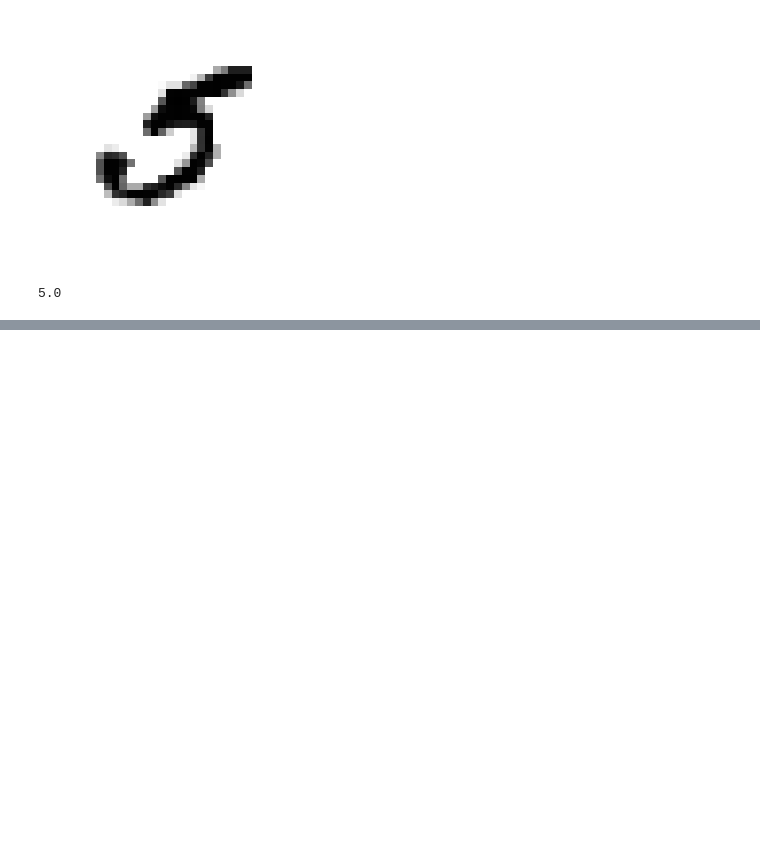
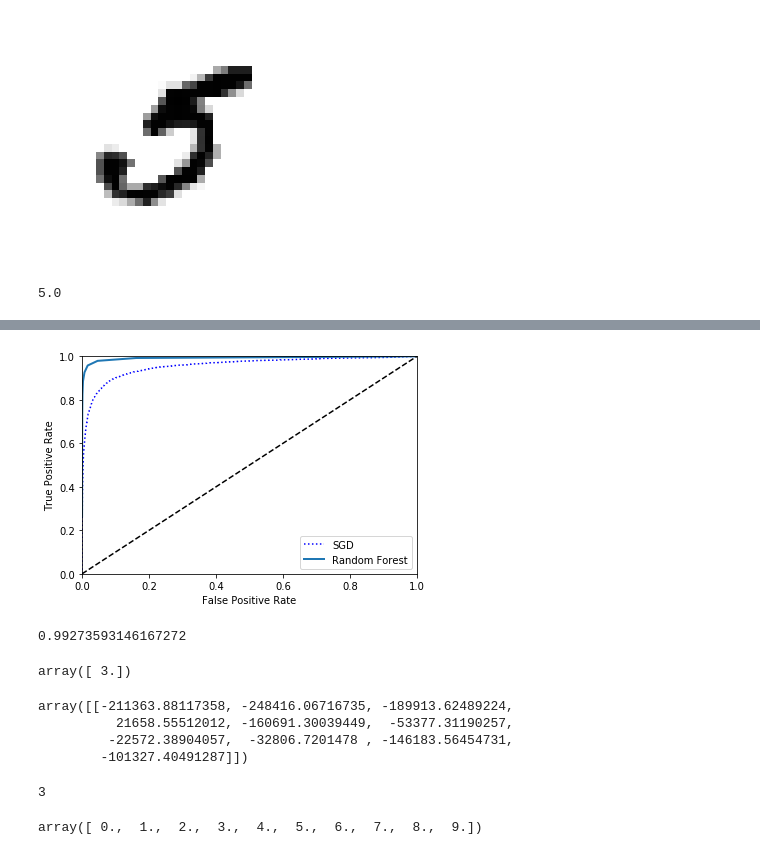
Before and after one commit to ibramuppal/HOML_Book_Practice, a Jupyter notebook: Untitled.ipynb, the cells around one changed output, grey strips where cells are left out. Saved outputs shown, nothing was run; the diff lists cells and outputs as text; code cells hidden in the pictures; blank space fills up the shorter version.

```diff
--- a/Untitled.ipynb
+++ b/Untitled.ipynb
@@ -134,0 +223,39 @@ array([-260709.98958926])
+# %%
+from sklearn.ensemble import RandomForestClassifier
+
+forest_clf = RandomForestClassifier(random_state=42)
+y_probas_forest = cross_val_predict(forest_clf, X_train_shf, y_train_5, cv=3, method="predict_proba")
+y_scores_forest = y_probas_forest[:, 1]
+fpr_forest, tpr_forest, thresholds_forest = roc_curve(y_train_5, y_scores_forest)
+
+plt.plot(fpr, tpr, "b:", label="SGD")
+plot_roc_curve(fpr_forest, tpr_forest, "Random Forest")
+plt.legend(loc="lower right")
+plt.show()
+# %% [output]
+[figure, added]
+# %%
+roc_auc_score(y_train_5, y_scores_forest)
+# %% [output]
+0.99273593146167272
+# %%
+sgd_clf.fit(X_train_shf, y_train)
+sgd_clf.predict([some_digit])
+# %% [output]
+array([ 3.])
+# %%
+some_digit_scores = sgd_clf.decision_function([some_digit])
+some_digit_scores
+# %% [output]
+array([[-211363.88117358, -248416.06716735, -189913.62489224,
+          21658.55512012, -160691.30039449,  -53377.31190257,
+         -22572.38904057,  -32806.7201478 , -146183.56454731,
+        -101327.40491287]])
+# %%
+np.argmax(some_digit_scores)
+# %% [output]
+3
+# %%
+sgd_clf.classes_
+# %% [output]
+array([ 0.,  1.,  2.,  3.,  4.,  5.,  6.,  7.,  8.,  9.])
```
Also changed, not shown: parts of 24 cells of this notebook.
